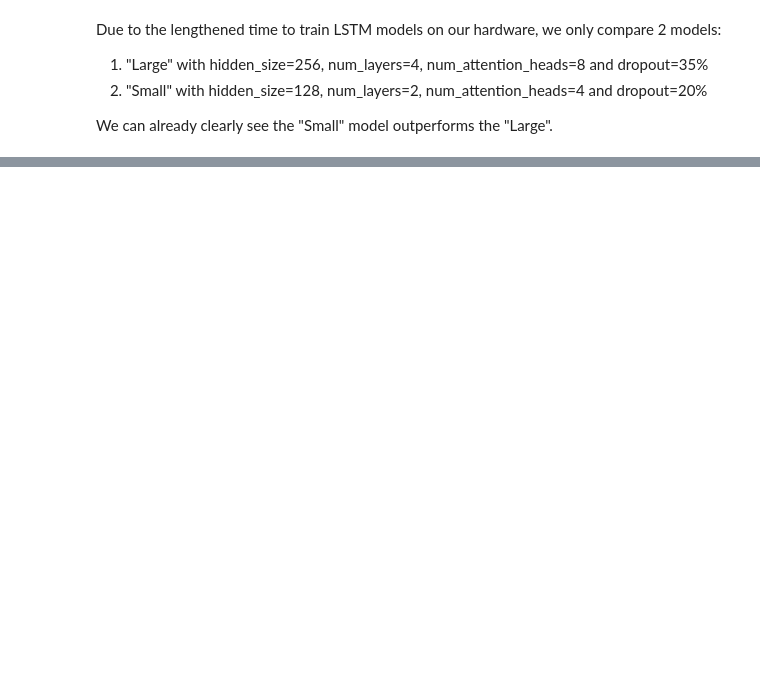
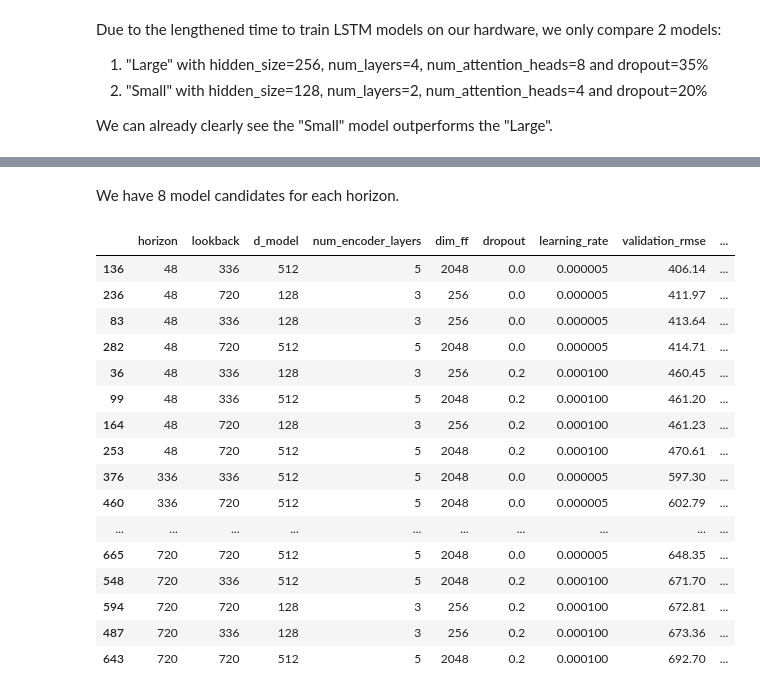
Before and after one commit to laukamkit/capstone_project_GroupA, a Jupyter notebook: src/best_models.ipynb, the cells around one changed output, grey strips where cells are left out. Saved outputs shown, nothing was run; the diff lists cells and outputs as text; code cells hidden in the pictures; blank space fills up the shorter version.

```diff
--- a/src/best_models.ipynb
+++ b/src/best_models.ipynb
@@ -76,0 +181,8 @@ We can already clearly see the "Small" model outperforms the "Large".
+# %%
+patchtst_results_all_epochs_df = pd.read_csv(os.path.join(nsw_data_loader.output_dir, 'patchtst_master_validation_fitting_log.csv'))
+patchtst_results_df = patchtst_results_all_epochs_df[['model_name','horizon','lookback','epoch','d_model','num_encoder_layers','num_attention_heads','dim_ff','dropout','learning_rate','validation_rmse','time_taken_seconds']].copy()
+
+# get best epoch from early stopping.
+patchtst_results_df['rank_val_rmse'] = patchtst_results_df.groupby(['horizon','lookback','d_model','num_encoder_layers','num_attention_heads','dim_ff','dropout','learning_rate'])['validation_rmse'].rank().astype(int)
+patchtst_results_df = patchtst_results_df[patchtst_results_df['rank_val_rmse']==1][['horizon','lookback','epoch','d_model','num_encoder_layers','num_attention_heads','dim_ff','dropout','learning_rate','validation_rmse','time_taken_seconds']]
+patchtst_results_df.head()
@@ -76,0 +210,43 @@ We can already clearly see the "Small" model outperforms the "Large".
+# %% [markdown]
+We have 8 model candidates for each horizon.
+# %%
+best_patchtst_models_df = pd.DataFrame()
+for horizon in HORIZONS:
+    _df = patchtst_results_df[patchtst_results_df['horizon'] == horizon].copy()
+    for row in num_models_df.itertuples():
+        _df_lb = _df[(_df['lookback'] == row.lookback) &
+                    (_df['d_model'] == row.d_model) &
+                    (_df['num_encoder_layers'] == row.num_encoder_layers) &
+                    (_df['num_attention_heads'] == row.num_attention_heads) &
+                    (_df['dim_ff'] == row.dim_ff) &
+                    (_df['dropout'] == row.dropout) &
+                    (_df['learning_rate'] == row.learning_rate)].sort_values('validation_rmse').iloc[0]
+        best_patchtst_models_df = pd.concat([best_patchtst_models_df, _df_lb.to_frame().T], axis=0)
+best_patchtst_models_df['rank_val_rmse'] = best_patchtst_models_df.groupby('horizon')['validation_rmse'].rank().astype(int)
+best_patchtst_models_df = best_patchtst_models_df.sort_values(['horizon', 'rank_val_rmse'])
+best_patchtst_models_df[['time_taken_seconds','validation_rmse']] = best_patchtst_models_df[['time_taken_seconds','validation_rmse']].apply(lambda x: round(x, 2))
+best_patchtst_models_df = best_patchtst_models_df.drop(columns=['epoch','num_attention_heads'])
+best_patchtst_models_df = best_patchtst_models_df.astype({'horizon': int, 'lookback': int,
+                                                          'd_model': int, 'num_encoder_layers': int,
+                                                          'dim_ff': int, 'dropout': float, 'learning_rate': float,
+                                                          'validation_rmse': float, 'time_taken_seconds': float})
+best_patchtst_models_df.to_csv('best_patchtst_models.csv', index=False)
+best_patchtst_models_df
+# %% [output]
+|  | horizon | lookback | d_model | num_encoder_layers | dim_ff | dropout | learning_rate | validation_rmse | ... |
+| 136 | 48 | 336 | 512 | 5 | 2048 | 0.0 | 0.000005 | 406.14 | ... |
+| 236 | 48 | 720 | 128 | 3 | 256 | 0.0 | 0.000005 | 411.97 | ... |
+| 83 | 48 | 336 | 128 | 3 | 256 | 0.0 | 0.000005 | 413.64 | ... |
+| 282 | 48 | 720 | 512 | 5 | 2048 | 0.0 | 0.000005 | 414.71 | ... |
+| 36 | 48 | 336 | 128 | 3 | 256 | 0.2 | 0.000100 | 460.45 | ... |
+| 99 | 48 | 336 | 512 | 5 | 2048 | 0.2 | 0.000100 | 461.20 | ... |
+| 164 | 48 | 720 | 128 | 3 | 256 | 0.2 | 0.000100 | 461.23 | ... |
+| 253 | 48 | 720 | 512 | 5 | 2048 | 0.2 | 0.000100 | 470.61 | ... |
+| 376 | 336 | 336 | 512 | 5 | 2048 | 0.0 | 0.000005 | 597.30 | ... |
+| 460 | 336 | 720 | 512 | 5 | 2048 | 0.0 | 0.000005 | 602.79 | ... |
+| ... | ... | ... | ... | ... | ... | ... | ... | ... | ... |
+| 665 | 720 | 720 | 512 | 5 | 2048 | 0.0 | 0.000005 | 648.35 | ... |
+| 548 | 720 | 336 | 512 | 5 | 2048 | 0.2 | 0.000100 | 671.70 | ... |
+| 594 | 720 | 720 | 128 | 3 | 256 | 0.2 | 0.000100 | 672.81 | ... |
+| 487 | 720 | 336 | 128 | 3 | 256 | 0.2 | 0.000100 | 673.36 | ... |
+| 643 | 720 | 720 | 512 | 5 | 2048 | 0.2 | 0.000100 | 692.70 | ... |
```
Also changed, not shown: parts of 24 cells of this notebook.
